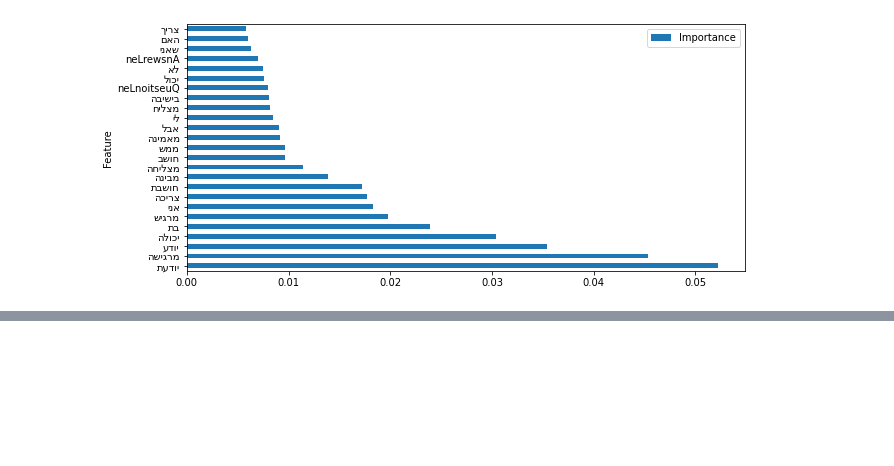
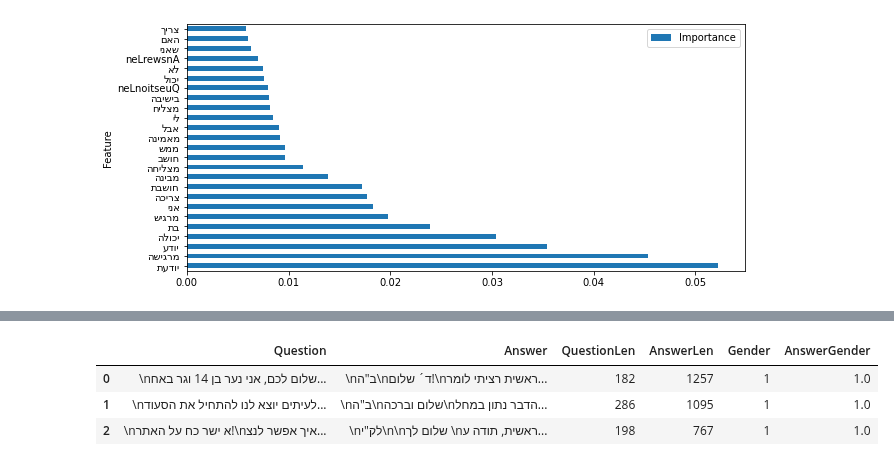
Before and after one commit to elroi19977/Heberw_Text_Gender_Classification, a Jupyter notebook: project.ipynb, the cells around one changed output, grey strips where cells are left out. Saved outputs shown, nothing was run; the diff lists cells and outputs as text; code cells hidden in the pictures; blank space fills up the shorter version.

```diff
--- a/project.ipynb
+++ b/project.ipynb
@@ -296,0 +337,14 @@ for i in range(len(all_features_strings)):
+# %%
+data_file = r".\\chaverim_makshivim-train.xlsx"
+data2 = pd.read_excel(data_file)
+# %%
+useless_cols = ['Seq', 'Site', 'URL', 'ID', 'Hdate', 'Rabby', 'Subject', 'Tags', 'SubjectLen', 'Year',
+       'Hyear', 'Hmonth', 'Hday', '1 גברים', '2 נשים']
+data2 = data2.drop(useless_cols, axis=1)
+# %%
+data2.head(3)
+# %% [output]
+|  | Question | Answer | QuestionLen | AnswerLen | Gender | AnswerGender |
+| 0 | \nשלום לכם, אני נער בן 14 וגר באח... | \nב"ה\nד´ שלום!\nראשית רציתי לומר... | 182 | 1257 | 1 | 1.0 |
+| 1 | \nלעיתים יוצא לנו להתחיל את הסעוד... | \nב"ה\nשלום וברכה\nהדבר נתון במחל... | 286 | 1095 | 1 | 1.0 |
+| 2 | \nא ישר כח על האתר!\nאיך אפשר לנצ... | \nלק"י\n\nשלום לך \nראשית, תודה ע... | 198 | 767 | 1 | 1.0 |
```
Also changed, not shown: parts of 33 cells of this notebook, 3 other files.
